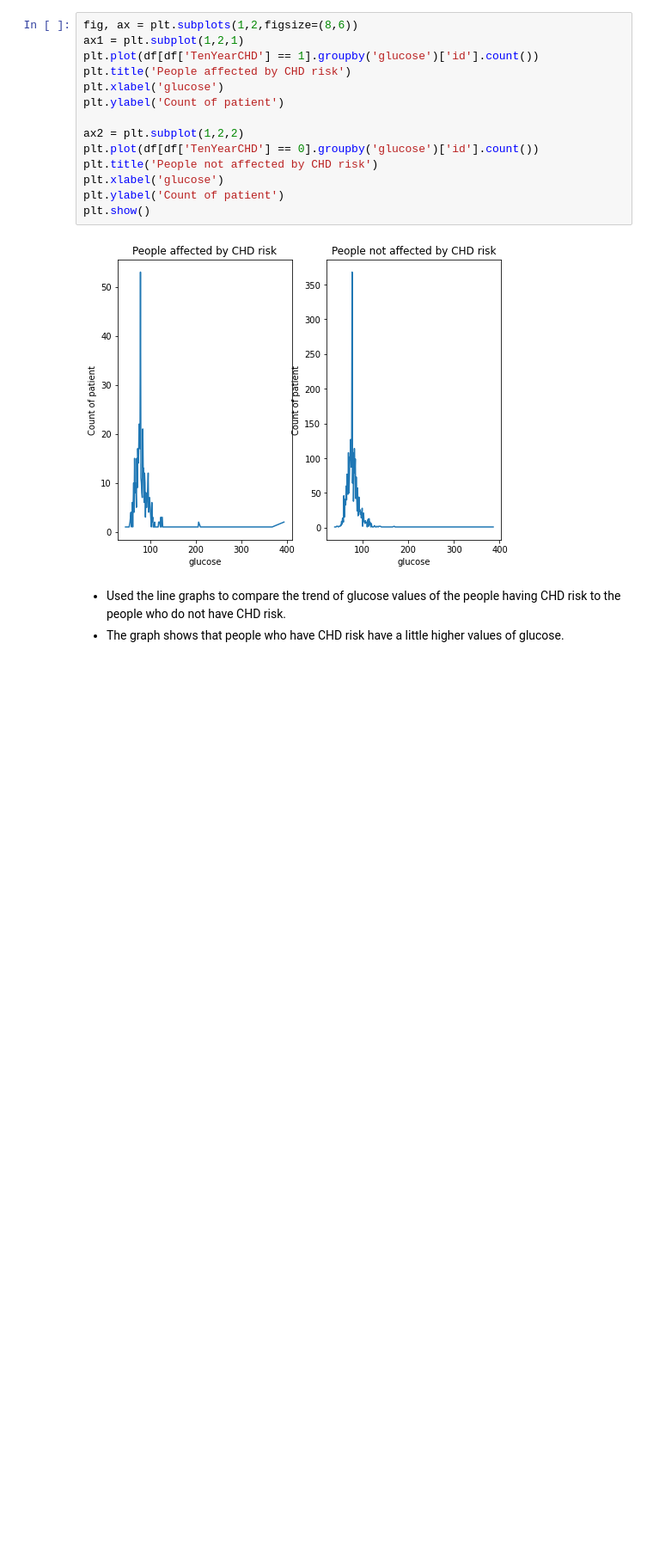
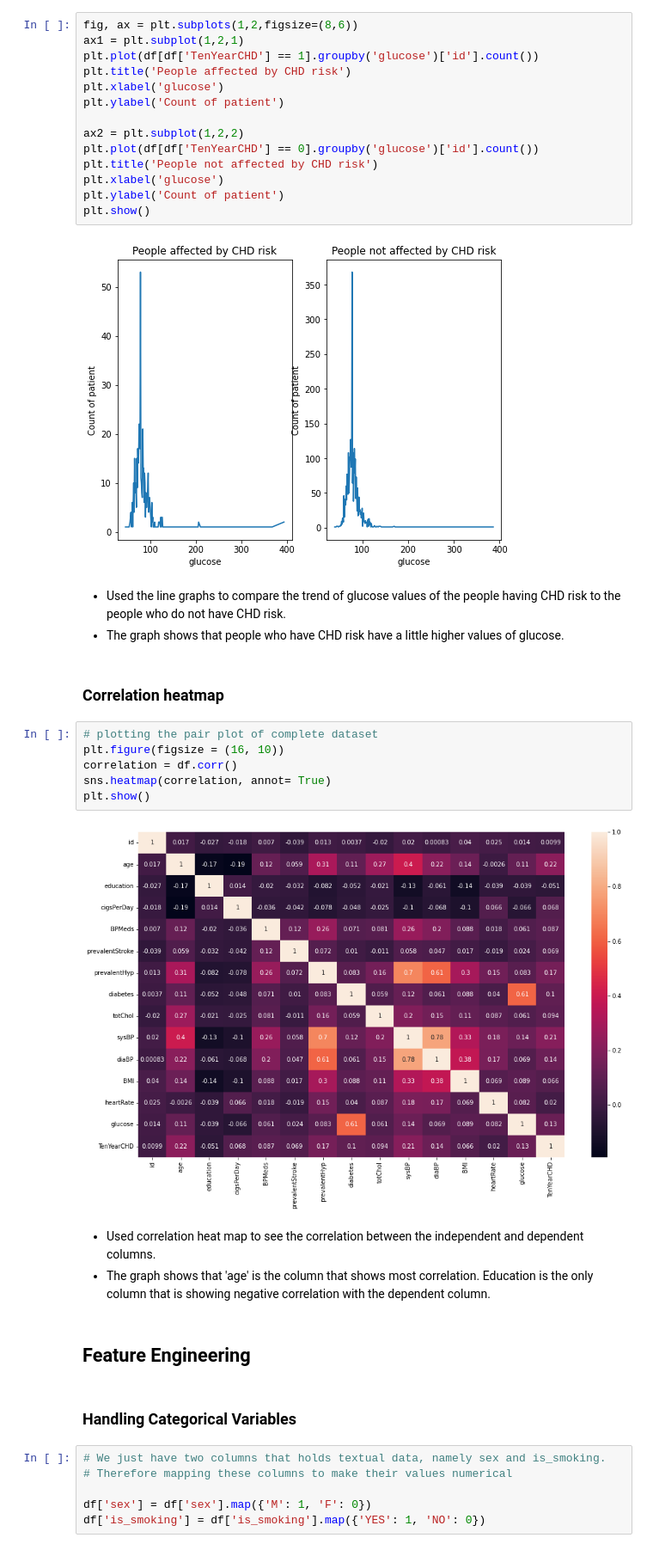
Before and after one commit to jatinsharma16/Capstone-Project-Classification, a Jupyter notebook: cardiovascular_risk_prediction.ipynb, the cells around one changed output. Shown: that part at 86% size. Saved outputs shown, nothing was run; the diff lists cells and outputs as text; blank space fills up the shorter version.

Commit message:
Feature Engineering and logistic regression

```diff
--- a/cardiovascular_risk_prediction.ipynb
+++ b/cardiovascular_risk_prediction.ipynb
@@ -808,3 +830,26 @@ plt.show()
 # %% [markdown]
 - Used the line graphs to compare the trend of glucose values of the people having CHD risk to the people who do not have CHD risk.
 - The graph shows that people who have CHD risk have a little higher values of glucose.
+# %% [markdown]
+### Correlation heatmap
+# %%
+# plotting the pair plot of complete dataset
+plt.figure(figsize = (16, 10))
+correlation = df.corr()
+sns.heatmap(correlation, annot= True)
+plt.show()
+# %% [output]
+[figure, added]
+# %% [markdown]
+- Used correlation heat map to see the correlation between the independent and dependent columns.
+- The graph shows that 'age' is the column that shows most correlation. Education is the only column that is showing negative correlation with the dependent column.
+# %% [markdown]
+## Feature Engineering
+# %% [markdown]
+### Handling Categorical Variables
+# %%
+# We just have two columns that holds textual data, namely sex and is_smoking.
+# Therefore mapping these columns to make their values numerical
+
+df['sex'] = df['sex'].map({'M': 1, 'F': 0})
+df['is_smoking'] = df['is_smoking'].map({'YES': 1, 'NO': 0})
```
Also changed, not shown: parts of 77 cells of this notebook.
